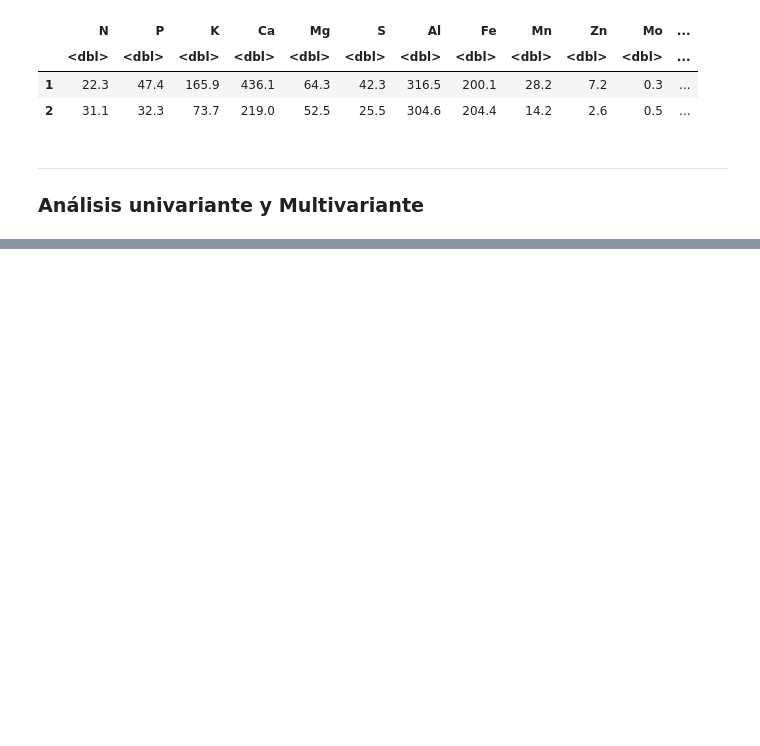
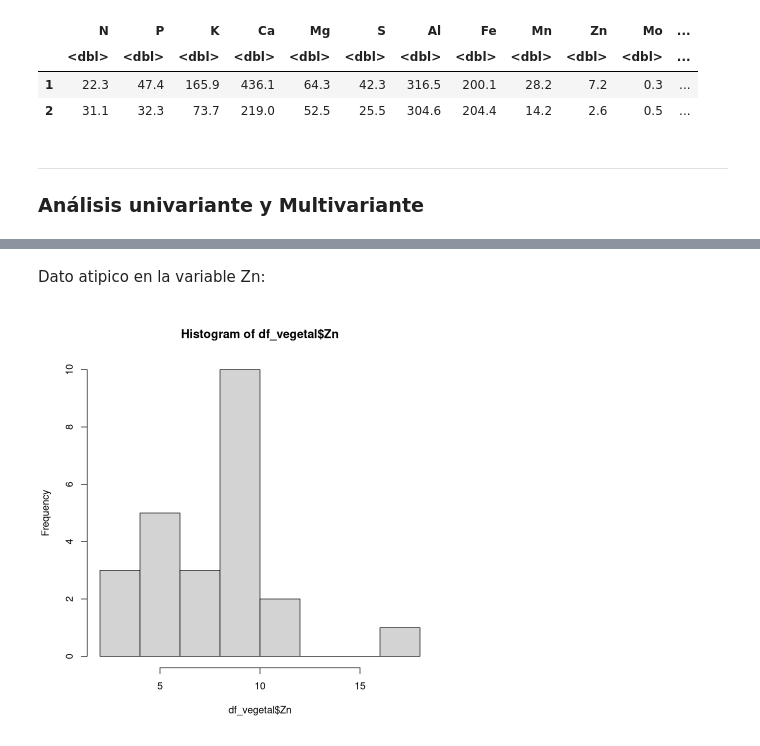
Before and after one commit to HugoVarelaSanchez/MEDAD_Vegetales, a Jupyter notebook: script.ipynb, the cells around one changed output, grey strips where cells are left out. Cells and saved outputs as stored; diff of their text form; code cells hidden in the pictures; blank space fills up the shorter version.

```diff
--- a/script.ipynb
+++ b/script.ipynb
@@ -27,0 +47,6 @@ A data.frame: 2 × 14
+# %% [markdown]
+Dato atipico en la variable Zn:
+# %%
+hist(df_vegetal$Zn, breaks = 7)
+# %% [output]
+[figure, added]
```
Also changed, not shown: parts of 3 cells of this notebook.
